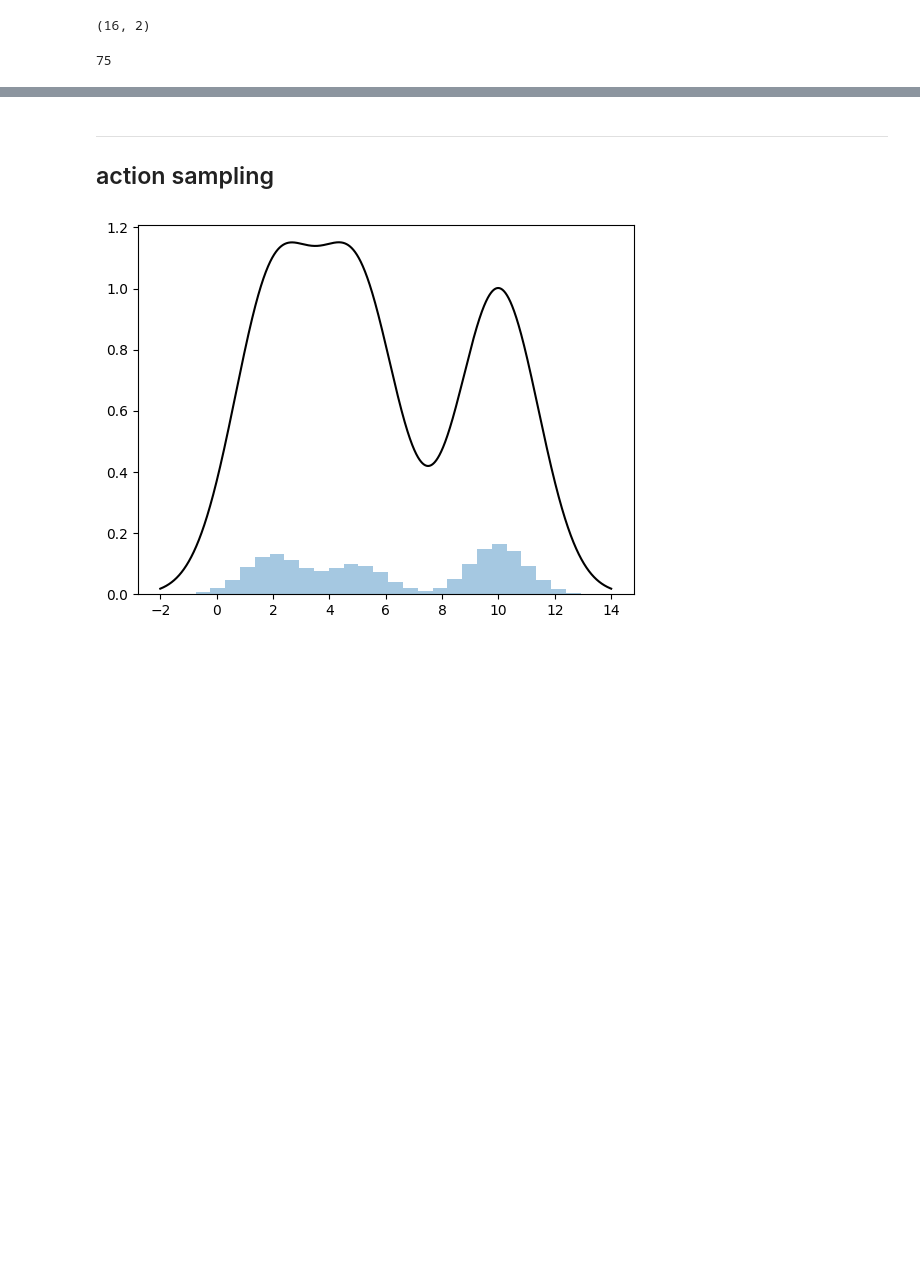
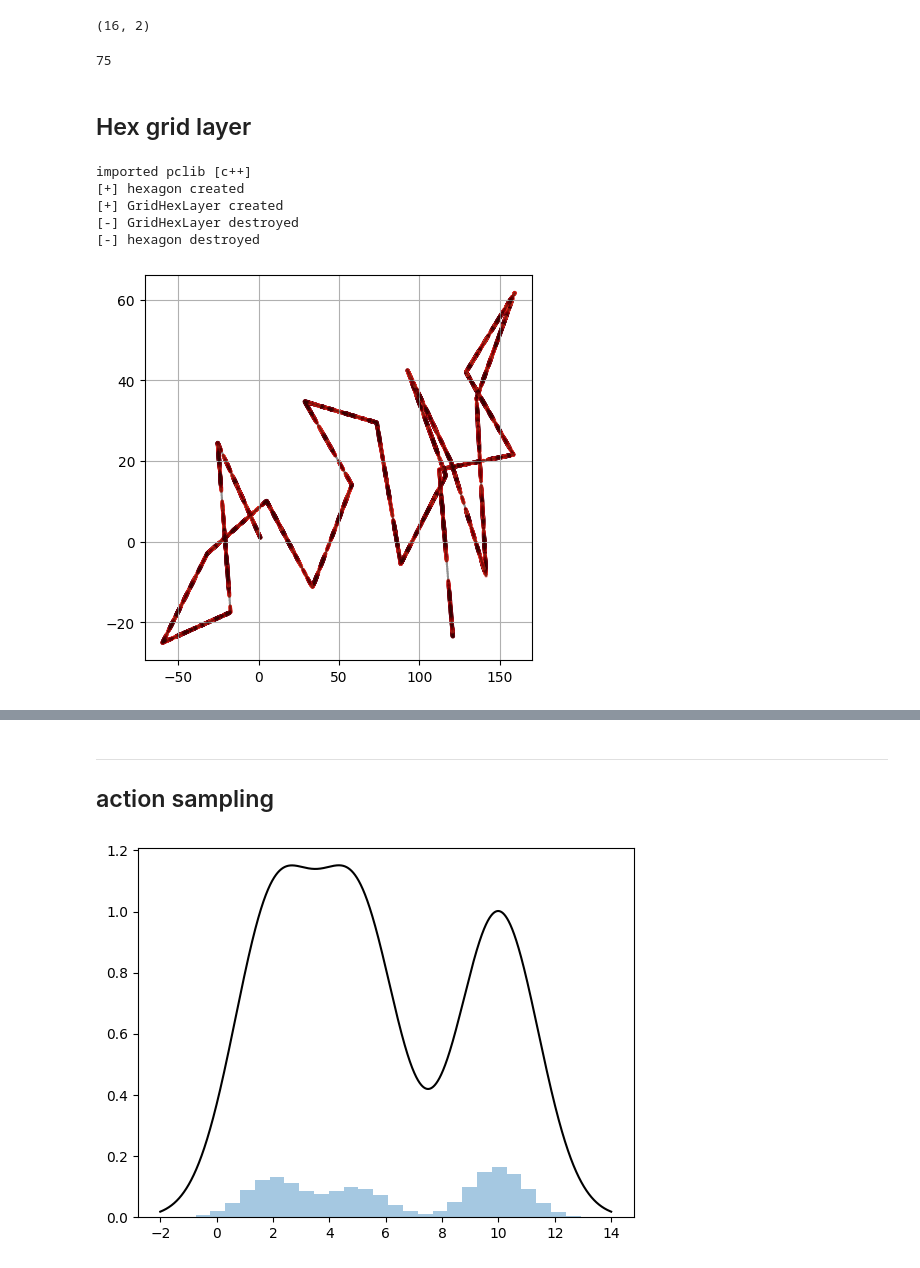
Before and after one commit to iKiru-hub/PCNN, a Jupyter notebook: notebooks/lab_pcore_1.ipynb, the cells around one changed output, grey strips where cells are left out. Saved outputs shown, nothing was run; the diff lists cells and outputs as text; code cells hidden in the pictures; blank space fills up the shorter version.

```diff
--- a/notebooks/lab_pcore_1.ipynb
+++ b/notebooks/lab_pcore_1.ipynb
@@ -1412,3 +1494,72 @@ pp.shape
 len(gcn)
 # %% [output]
 75
+# %% [markdown]
+## Hex grid layer
+# %%
+gch = pclib.GridHexLayer(sigma=0.1, speed=0.1)
+
+N = len(gch)
+
+# Generate the grid points
+dxy = 1
+
+# random walk
+points = [[0., 0.]]
+s = np.array([dxy, dxy])
+x, y = points[0]
+size = 100
+tot = 10000
+old_point = points[0]
+activity = np.zeros((N, tot))
+
+
+tra = [gch.get_positions()]
+
+for t in range(tot):
+
+    x += s[0]
+    y += s[1]
+
+    # hit wall
+    if False:
+        if x <= 0 or x >= size:
+            s[0] *= -1
+            x += s[0]
+        elif y <= 0 or y >= size:
+            s[1] *= -1
+            y += s[1]
+
+    if t % 500 == 0:
+        s = np.random.uniform(-1, 1, 2)
+        s = 0.1 * s / np.abs(s).sum()
+
+    points += [[x, y]]
+
+    #p = points[t]
+    activity[:, t] = gch([points[-1][0]-old_point[0], points[-1][1]-old_point[1]])
+    old_point = points[-1]
+    tra += [gch.get_positions()]
+
+points = np.array(points)
+tra = np.array(tra)
+
+plt.figure(figsize=(5, 5))
+for i in range(N):
+    plt.plot(*points[1:].T, '-k', alpha=0.02)
+    plt.scatter(*points[1:].T, c=activity[i], cmap="Reds",
+                s=5*activity[i]*(activity[i]>0.5), alpha=0.5, vmax=0.8)
+
+
+#plt.xlim((-1.1, 1.1))
+#plt.ylim((-1.1, 1.1))
+#plt.axis("equal")
+plt.grid()
+plt.show()
+# %% [output]
+imported pclib [c++]
+[+] hexagon created
+[+] GridHexLayer created
+[-] GridHexLayer destroyed
+[-] hexagon destroyed
+[figure, added]
```
Also changed, not shown: parts of 14 cells of this notebook, 2 other files.
